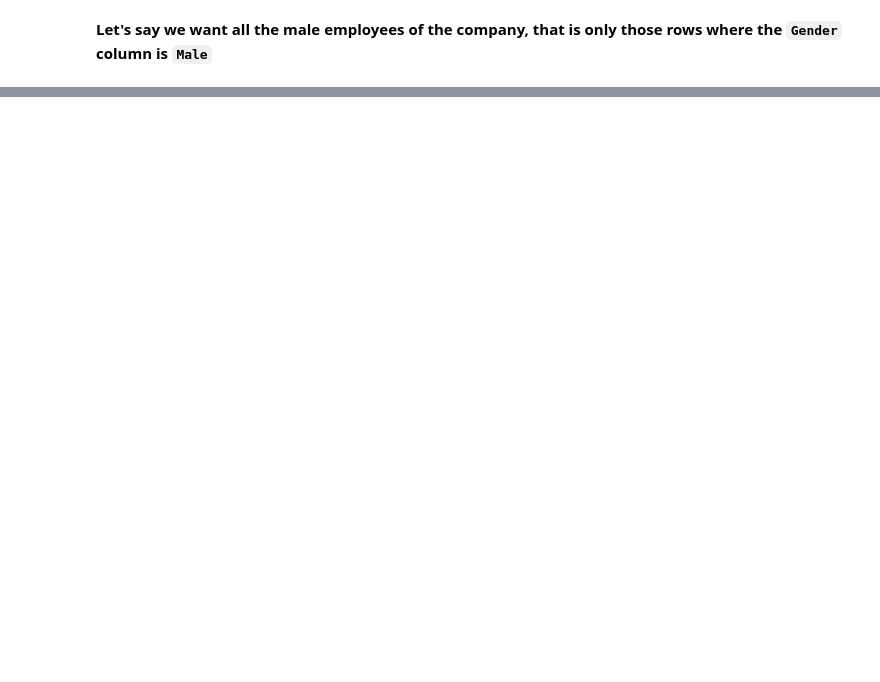
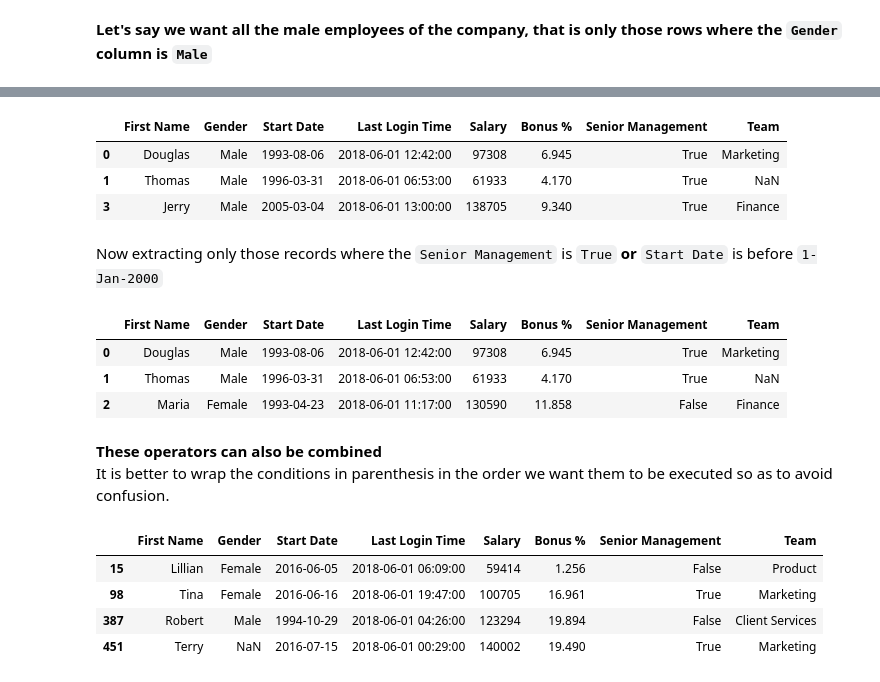
Before and after one commit to pratikgujral/learn-data-analysis, a Jupyter notebook: DataFrame.ipynb, the cells around one changed output, grey strips where cells are left out. Cells and saved outputs as stored; diff of their text form; code cells hidden in the pictures; blank space fills up the shorter version.

```diff
--- a/DataFrame.ipynb
+++ b/DataFrame.ipynb
@@ -672,0 +681,2 @@ Since, the `Senior Management` column is already boolean type, the desired resul
+# %%
+df['Senior Management'] = df['Senior Management'].astype('bool')
@@ -676,0 +696,35 @@ KeyError: '[True True False True True False True nan True True True True True Fa
+# %%
+mask1 = df['Gender'] == 'Male'
+mask2 = df['Senior Management'] == True
+df[mask1 & mask2].head(3)
+# %% [output]
+|  | First Name | Gender | Start Date | Last Login Time | Salary | Bonus % | Senior Management | Team |
+| 0 | Douglas | Male | 1993-08-06 | 2018-06-01 12:42:00 | 97308 | 6.945 | True | Marketing |
+| 1 | Thomas | Male | 1996-03-31 | 2018-06-01 06:53:00 | 61933 | 4.170 | True | NaN |
+| 3 | Jerry | Male | 2005-03-04 | 2018-06-01 13:00:00 | 138705 | 9.340 | True | Finance |
+# %% [markdown]
+Now extracting only those records where the `Senior Management` is `True` **or** `Start Date` is before `1-Jan-2000`
+# %%
+mask1 = df['Senior Management'] == True
+mask2 = df['Start Date'] < '2000-01-01'
+df[mask1 | mask2].head(3)
+# %% [output]
+|  | First Name | Gender | Start Date | Last Login Time | Salary | Bonus % | Senior Management | Team |
+| 0 | Douglas | Male | 1993-08-06 | 2018-06-01 12:42:00 | 97308 | 6.945 | True | Marketing |
+| 1 | Thomas | Male | 1996-03-31 | 2018-06-01 06:53:00 | 61933 | 4.170 | True | NaN |
+| 2 | Maria | Female | 1993-04-23 | 2018-06-01 11:17:00 | 130590 | 11.858 | False | Finance |
+# %% [markdown]
+**These operators can also be combined** <br/>
+It is better to wrap the conditions in parenthesis in the order we want them to be executed so as to avoid confusion.
+# %%
+mask1 = df['First Name'] == 'Robert'
+mask2 = df['Team'] == 'Client Services'
+mask3 = df['Start Date'] > '2016-06-01'
+
+df[(mask1 & mask2) | mask3]
+# %% [output]
+|  | First Name | Gender | Start Date | Last Login Time | Salary | Bonus % | Senior Management | Team |
+| 15 | Lillian | Female | 2016-06-05 | 2018-06-01 06:09:00 | 59414 | 1.256 | False | Product |
+| 98 | Tina | Female | 2016-06-16 | 2018-06-01 19:47:00 | 100705 | 16.961 | True | Marketing |
+| 387 | Robert | Male | 1994-10-29 | 2018-06-01 04:26:00 | 123294 | 19.894 | False | Client Services |
+| 451 | Terry | NaN | 2016-07-15 | 2018-06-01 00:29:00 | 140002 | 19.490 | True | Marketing |
```
Also changed, not shown: parts of 15 cells of this notebook.
